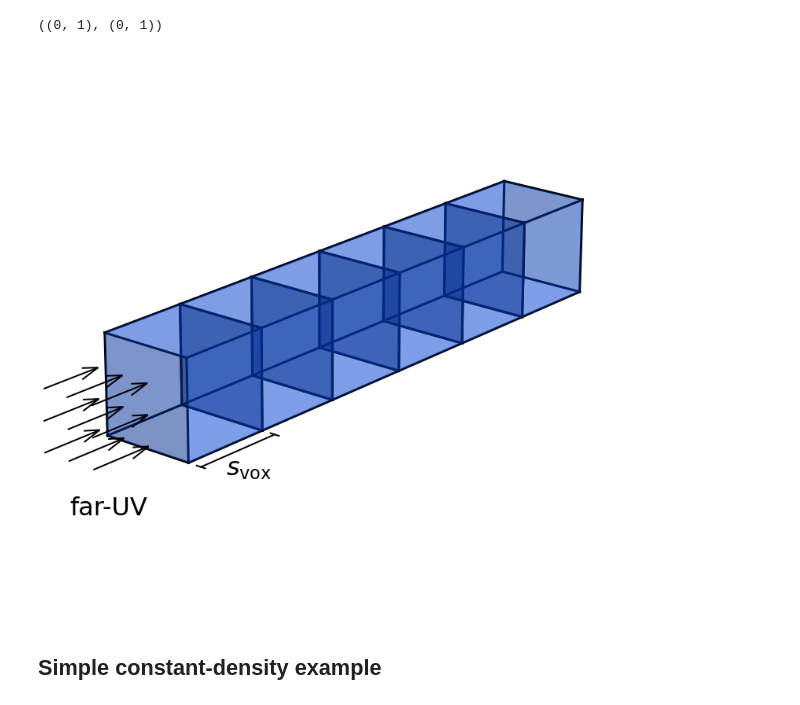
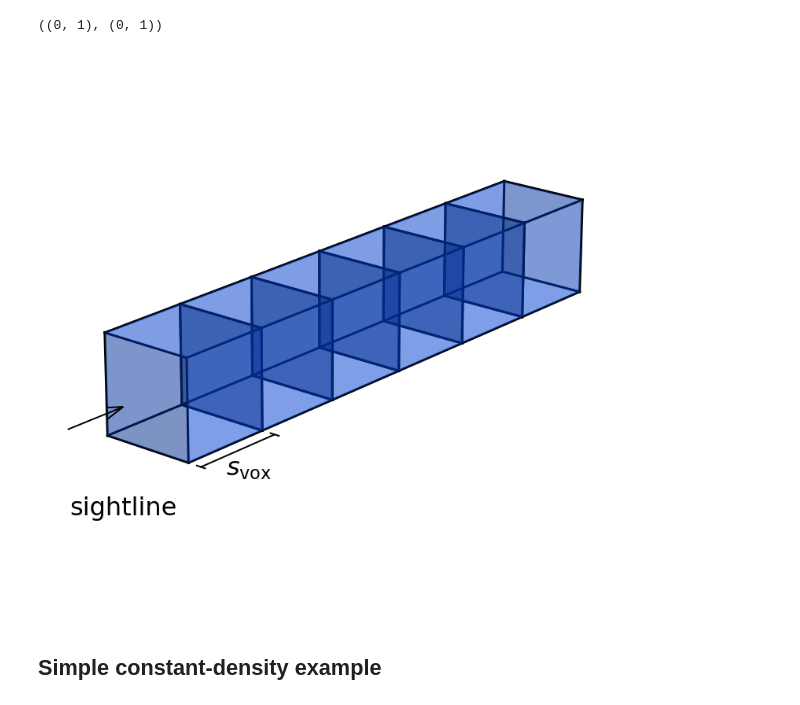
Before and after one commit to CraigYanitski/kosmatau3d, a Jupyter notebook: notebooks/full model/basic_model.ipynb, the cells around one changed output. Drawn from its saved outputs; the diff is of its cells as text; code cells hidden in the pictures.

Commit message:
updated plotting routine
* graphic for PDR profile now used for RT
* variable for voxel size updated

```diff
--- a/notebooks/full model/basic_model.ipynb
+++ b/notebooks/full model/basic_model.ipynb
@@ -36,38 +36,39 @@ lims = list(lim[i]*np.ones_like(x1) for i in range(len(lim)))
 fig = plt.figure(figsize=(10, 10))
 ax = fig.add_subplot(1, 1, 1, projection='3d', elev=20, azim=-140, box_aspect=(length, 1, 1))
 
 for dx in range(0, ds*(length+1), ds):
     ax.plot_surface(x1+dx, x2, lims[0], color=color, alpha=alpha)
     ax.plot_surface(x1+dx, x2, lims[1], color=color, alpha=alpha)
     ax.plot_surface(x1+dx, lims[0], x2, color=color, alpha=alpha)
     ax.plot_surface(x1+dx, lims[1], x2, color=color, alpha=alpha)
     ax.plot_surface(lims[0]+dx, x1, x2, color=color, alpha=alpha)
     ax.plot_surface(lims[1]+dx, x1, x2, color=color, alpha=alpha)
     r = np.array([0, 1])
     for s, e in combinations(np.array(list(product(r+dx, r, r))), 2):
         if np.sum(np.abs(s-e)) == r[1]-r[0]:
             ax.plot3D(*zip(s, e), c='xkcd:black', lw=3)
 
-pos = [0.2, 0.5, 0.8]
+# pos = [0.2, 0.5, 0.8]
+pos = [0.5]
 y_quiv, z_quiv = np.meshgrid(pos, pos)
-x_quiv = -np.ones_like(y_quiv)
-ax.quiver(x_quiv, y_quiv, z_quiv, 0.7, 0, 0, color='xkcd:black', lw=2)
-ax.text3D(-1.5, 0, 0, 'far-UV', zdir=None, color='xkcd:black', fontsize=32)
+x_quiv = -2 * np.ones_like(y_quiv)
+ax.quiver(x_quiv, y_quiv, z_quiv, 1, 0, 0, color='xkcd:black', lw=2)
+ax.text3D(-1.5, 0, 0, 'sightline', zdir=None, color='xkcd:black', fontsize=32)
 
 ax.plot(lim, (-0.15, -0.15), (0, 0), color='xkcd:black', lw=2)
 ax.plot((lim[0], lim[0]), (-0.1, -0.2), (0, 0), color='xkcd:black', lw=2)
 ax.plot((lim[1], lim[1]), (-0.1, -0.2), (0, 0), color='xkcd:black', lw=2)
 ax.text3D(ds*.25, -0.5, 0, r'$s_\mathrm{vox}$', fontsize=32, ha='center', va='center')
 
 ax.set_xlim(0, ds*length)
 ax.set_ylim(0, ds)
 ax.set_zlim(0, ds)
 ax.set_axis_off()
 ax.set_proj_type('persp')
 fig.tight_layout()
 plt.savefig('plots/basic_column.png', transparent=True) ;
 # %% [output]
-[figure, old version]
+[figure, new version]
 # %% [markdown]
 ## Simple constant-density example
 # %% [markdown]
```
Also changed, not shown: 2 other files.
